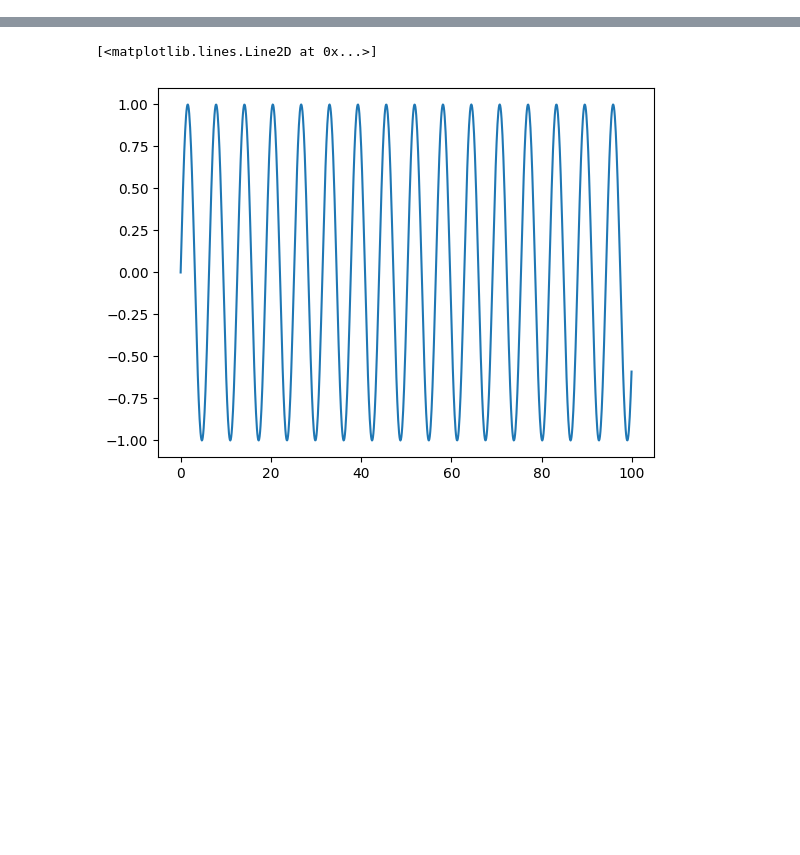
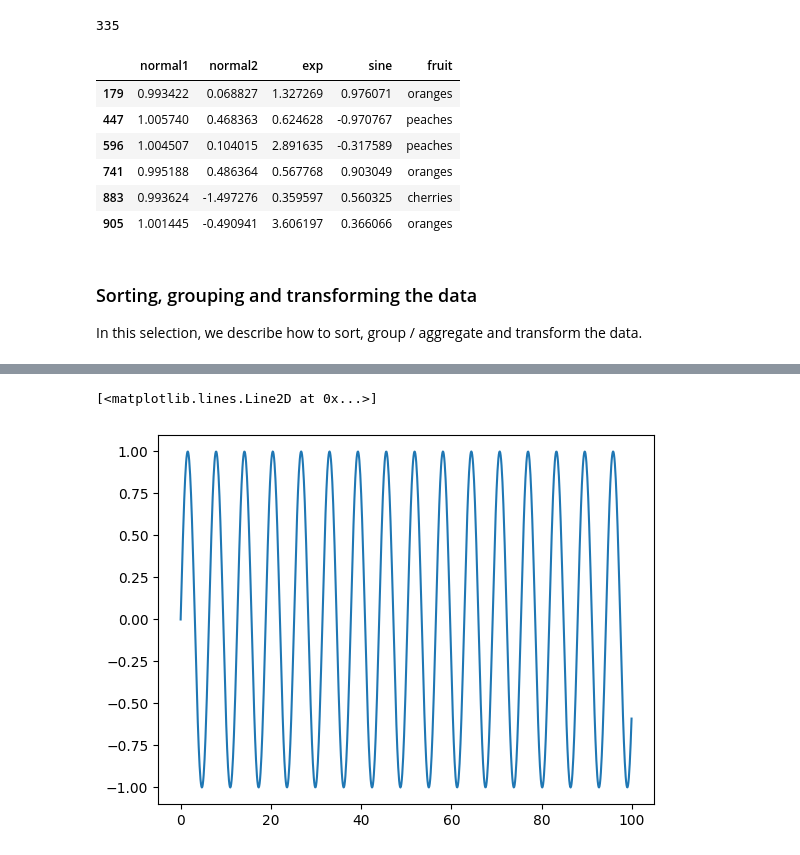
Before and after one commit to pgolbus/SummerSpringBoardAI, a Jupyter notebook: notebooks/Pandas and Matplotlib Tutorial.ipynb, the cells around one changed output, grey strips where cells are left out. Drawn from its saved outputs; the diff is of its cells as text; code cells hidden in the pictures; blank space fills up the shorter version.

Commit message:
pandas and matplotlib tutorial

```diff
--- a/notebooks/Matplotlib Tutorial.ipynb
+++ b/notebooks/Pandas and Matplotlib Tutorial.ipynb
@@ -57,0 +104,18 @@ None
+# %%
+# Next we select rows by value using loc. Note that the geniuses who wrote pandas decided to use the c-style bitwise & and | operators
+# to mean and and or. (I assume they did that to look like R, but still). Note that it gives me the values and their indices.
+print(df.loc[df["fruit"] == "cherries"]["fruit"].count())
+df.loc[(df["normal1"] >= .99) & (df["normal1"] <= 1.01)]
+# %% [output]
+335
+|  | normal1 | normal2 | exp | sine | fruit |
+| 179 | 0.993422 | 0.068827 | 1.327269 | 0.976071 | oranges |
+| 447 | 1.005740 | 0.468363 | 0.624628 | -0.970767 | peaches |
+| 596 | 1.004507 | 0.104015 | 2.891635 | -0.317589 | peaches |
+| 741 | 0.995188 | 0.486364 | 0.567768 | 0.903049 | oranges |
+| 883 | 0.993624 | -1.497276 | 0.359597 | 0.560325 | cherries |
+| 905 | 1.001445 | -0.490941 | 3.606197 | 0.366066 | oranges |
+# %% [markdown]
+### Sorting, grouping and transforming the data
+
+In this selection, we describe how to sort, group / aggregate and transform the data.
```
Also changed, not shown: parts of 16 cells of this notebook, 3 other files.
